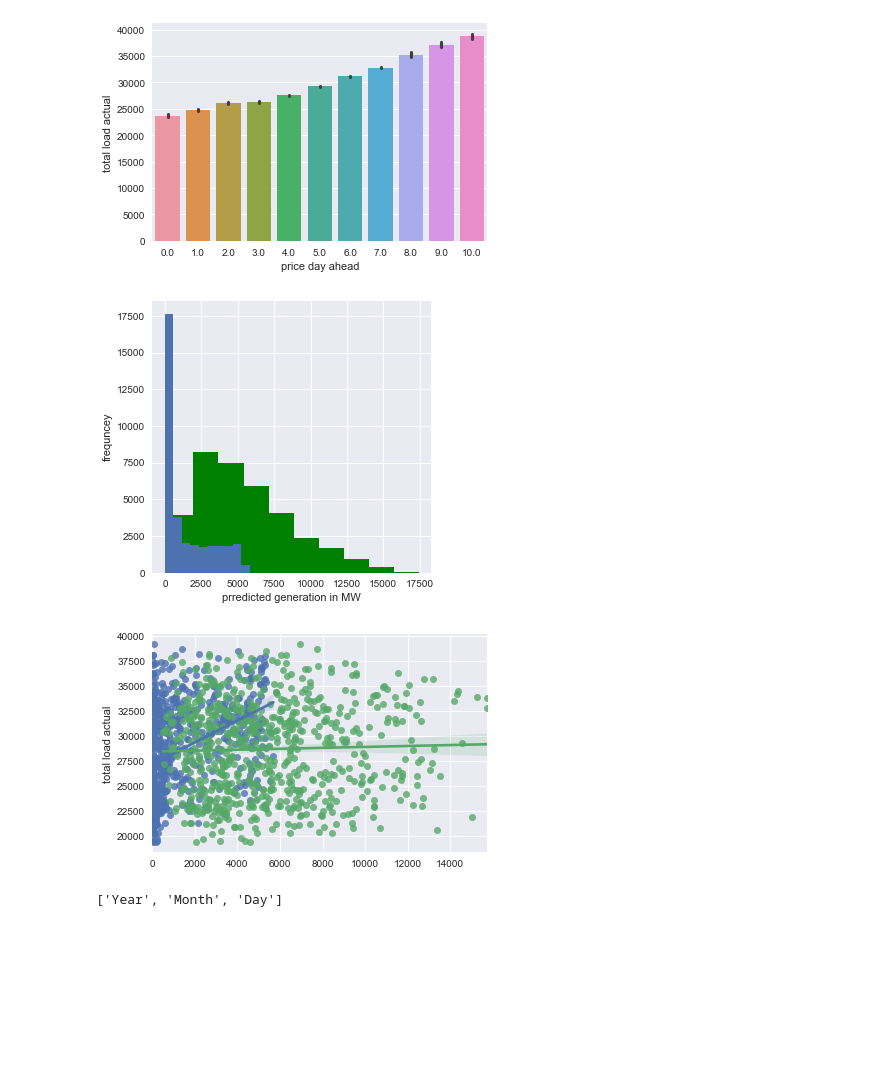
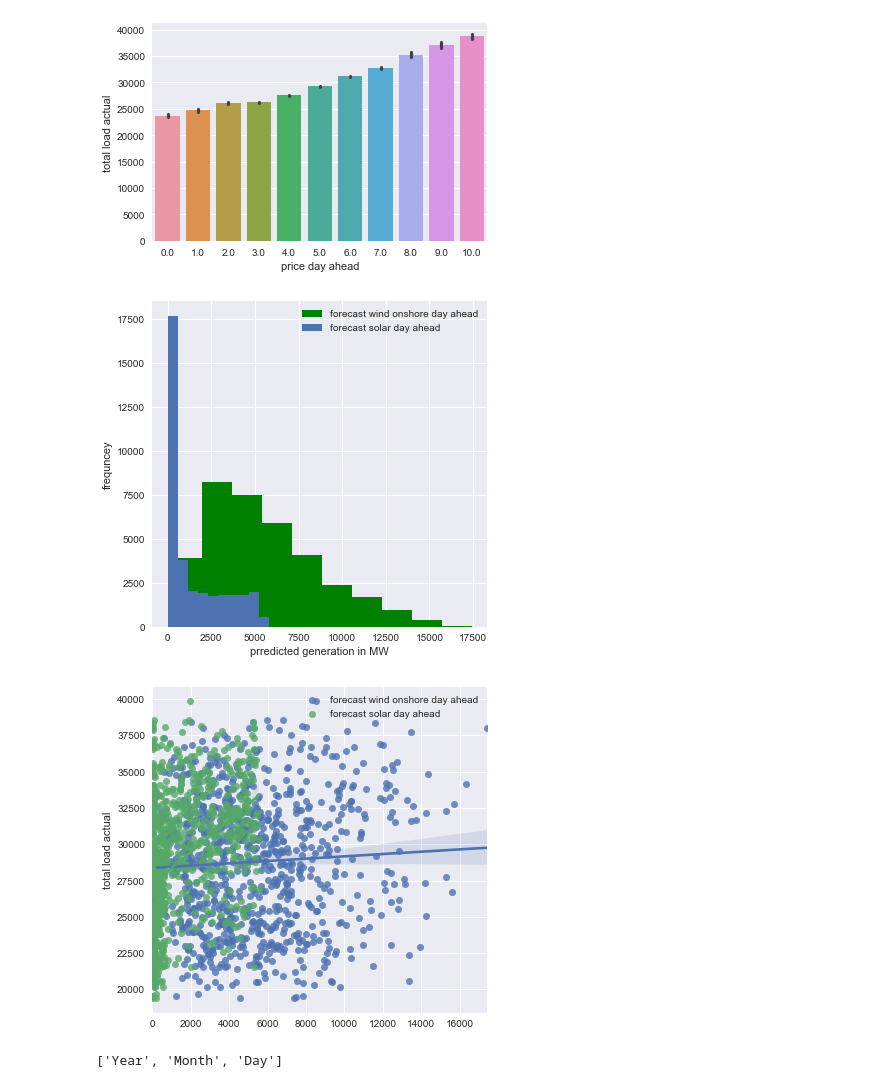
Before and after one commit to Israel0545488592/Intro2DS, a Jupyter notebook: intro2DS_final/regrassion.ipynb, the cells around one changed output. Drawn from its saved outputs; the diff is of its cells as text; code cells hidden in the pictures; blank space fills up the shorter version.

```diff
--- a/intro2DS_final/regrassion.ipynb
+++ b/intro2DS_final/regrassion.ipynb
@@ -219,19 +219,24 @@ plt.show()
 # %% [output]
 [figure]
 # %%
-plt.figure(figsize = (5,5))
-plt.hist(df['forecast wind onshore day ahead'], color = 'g')
-plt.hist(df['forecast solar day ahead'])
+labels = ['forecast wind onshore day ahead', 'forecast solar day ahead']
+
+plt.figure(figsize = (6,6))
+plt.hist(df[labels[0]],label = labels[0],  color = 'g')
+plt.hist(df[labels[1]],label = labels[1])
 plt.xlabel('prredicted generation in MW')
 plt.ylabel('frequncey')
+plt.legend()
 plt.show()
-sns.regplot(data = df[::50], x = 'forecast solar day ahead', y = 'total load actual')
-sns.regplot(data = df[::50], x = 'forecast wind onshore day ahead', y = 'total load actual')
+plt.figure(figsize = (6,6))
+sns.regplot(data = df[::40], x = 'forecast wind onshore day ahead', y = 'total load actual', label = labels[0])
+sns.regplot(data = df[::40], x = 'forecast solar day ahead', y = 'total load actual', label = labels[1])
 plt.xlabel('')
+plt.legend()
 plt.show()
 # %% [output]
-[figure, old version]
+[figure, new version]
-[figure, old version]
+[figure, new version]
 # %%
 C
 # %% [output]
```
Also changed, not shown: parts of 9 cells of this notebook, 3 other files.
